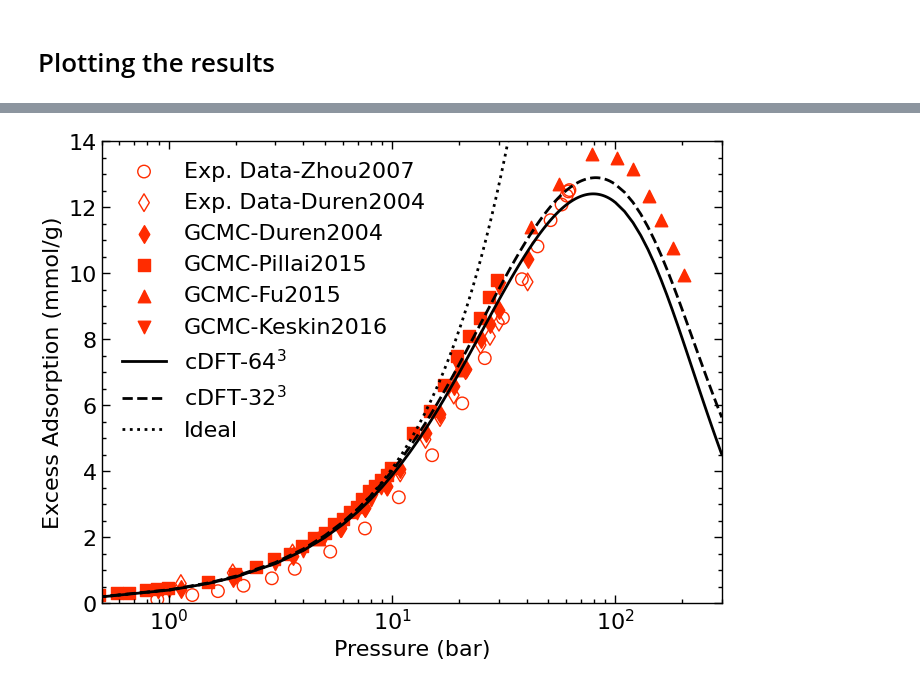
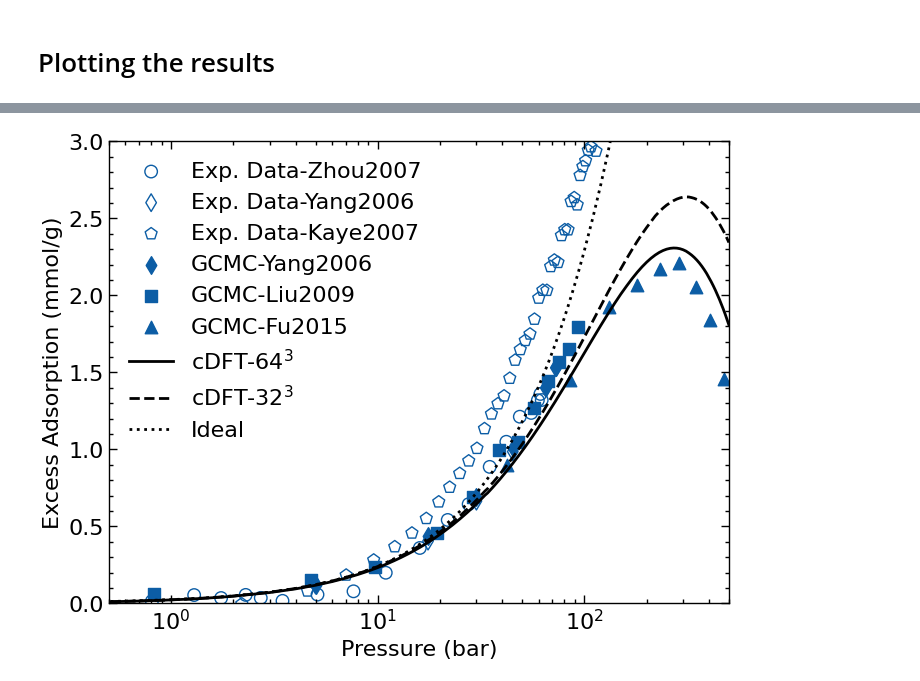
Before and after one commit to elvissoares/PyDFTlj, a Jupyter notebook: examples/Example5-Adsorption3D_H2_on_MOFs.ipynb, the cells around one changed output, grey strips where cells are left out. Cells and saved outputs as stored; diff of their text form; code cells hidden in the pictures.

```diff
--- a/examples/Example5-Adsorption3D_H2_on_MOFs.ipynb
+++ b/examples/Example5-Adsorption3D_H2_on_MOFs.ipynb
@@ -70,7 +76,7 @@ mff = 2.016
 # %% [markdown]
 # Create the DFT object
 # %%
-Ngrid = 32
+Ngrid = 128
 DFT = dft3d(gridsize=np.array([Ngrid,Ngrid,Ngrid]),ljmethod='MMFA')
 DFT.Set_Geometry(L)
 # %%
@@ -294,7 +331,9 @@ dft300K_data32 = pd.read_csv('dft-results-'+structure_name+'-'+fluid_molecule+'-
 # %% [markdown]
 # Plotting the results
 # %%
-exp_data = pd.read_excel('data/experimental/H2andCH4-MOFandZIF-isotherm-Zhou2007.xls',sheet_name='H2-MOF5')
+exp_data = pd.read_excel('data/experimental/H2andCH4-MOFandZIF-isotherm-Zhou2007.xls',sheet_name='H2-MOF5-Absolute')
+exp_data_exc = pd.read_excel('data/experimental/H2andCH4-MOFandZIF-isotherm-Zhou2007.xls',sheet_name='H2-MOF5-Excess')
+exp_data2p5 = pd.read_excel('data/experimental/H2-MOF-isotherm-Kaye2007.xls',sheet_name='IRMOF-1')
 # %%
 plt.rcParams["lines.markersize"] = 9
 
@@ -363,4 +407,18 @@ exp_data5 = pd.read_excel('data/experimental/CH4-MOF-isotherm-Keskin2016.xls',sh
 # %%
+ljeosWu= LJEOS(sigma=2.96,epsilon=36.7,model='MBWR')
+
+def rhofromBARpressure300KWu(pbar):
+    def func(x,p):
+        return ljeosWu.p(x,298)-p,ljeosWu.dpdrho(x,298), ljeosWu.d2pdrho2(x,298)
+    rho = np.empty_like(pbar)
+    sol = optimize.root_scalar(func, x0=1e-2, fprime=True,fprime2=True,args=(1e-30*pbar[0]/(1e-5*kB)), method='halley')
+    rho[0] = sol.root
+    for i in range(1,pbar.size):
+        sol = optimize.root_scalar(func, x0=rho[i-1], fprime=True,fprime2=True,args=(1e-30*pbar[i]/(1e-5*kB)), method='halley')
+        rho[i] = sol.root
+    return rho
+
+
 def rhofromBARpressure300K(pbar):
     def func(x,p):
         return ljeos.p(x,298)-p,ljeos.dpdrho(x,298), ljeos.d2pdrho2(x,298)
@@ -374,38 +432,42 @@ def rhofromBARpressure300K(pbar):
 # %%
 plt.rcParams["lines.markersize"] = 9
 
-plt.scatter(exp_data['Pexc(bar)-300K'],(1e3/mss)*(mss/mff)*exp_data['Nexc(%wt)-300K']*0.01/(1-exp_data['Nexc(%wt)-300K']*0.01),marker='o',edgecolors='C3',facecolors='none',label='Exp. Data-Zhou2007')
+plt.scatter(exp_data_exc['P(bar)-300K'],(1e3/mss)*(mss/mff)*exp_data_exc['Nexc(%wt)-300K']*0.01/(1-exp_data_exc['Nexc(%wt)-300K']*0.01),marker='o',edgecolors='C0',facecolors='none',label='Exp. Data-Zhou2007')
 
-plt.scatter(exp_data2['Pressure (atm)']/0.986923,exp_data2['Excess adsorption (cm^3 STP/cm^3)']*(1e3/mss)/(1e30*(kB*273.15/101325)/Vcell),marker='d',edgecolors='C3',facecolors='none',label='Exp. Data-Duren2004')
-plt.scatter(exp_data2['Pressure (atm)']/0.986923,exp_data2['Sim Excess adsorption (cm^3 STP/cm^3)']*(1e3/mss)/(1e30*(kB*273.15/101325)/Vcell),marker='d',edgecolors='C3',facecolors='C3',label='GCMC-Duren2004')
+plt.scatter(exp_data2['Pressure (MPa)']*10,exp_data2['Excess adsorption (mmol/g)'],marker='d',edgecolors='C0',facecolors='none',label='Exp. Data-Yang2006')
+
+plt.scatter(exp_data2p5['P (bar)'],(1e3/mss)*(mss/mff)*exp_data2p5['Excess H2 adsorbed (wt %)']*0.01/(1-exp_data2p5['Excess H2 adsorbed (wt %)']*0.01),marker='p',edgecolors='C0',facecolors='none',label='Exp. Data-Kaye2007')
+
+plt.scatter(exp_data2['Pressure (MPa)']*10,exp_data2['Sim Excess adsorption (mmol/g)'],marker='d',edgecolors='C0',facecolors='C0',label='GCMC-Yang2006')
+
+# #convert from absolute to excess
+rhobarray_data3 = rhofromBARpressure300K(exp_data3['Pressure (bar)'])
+Nabs_data3 = (mss/mff)*exp_data3['Absolute adsorption (%w.t.)']*0.01/(1-exp_data3['Absolute adsorption (%w.t.)']*0.01)
+Nexc_data3 = Nabs_data3 - rhobarray_data3*Vpore
+plt.scatter(exp_data3['Pressure (bar)'],1e3*Nexc_data3/mss,marker='s',edgecolors='C0',facecolors='C0',label='GCMC-Liu2009')
 
 #convert from absolute to excess
-rhobarray_data3 = rhofromBARpressure300K(exp_data3['Pressure (kPa)']/100)
-Nabs_data3 = exp_data3['Absolute adsorption (mmol/g)']/(1e3/mss)
-Nexc_data3 = Nabs_data3 - rhobarray_data3*Vpore
-plt.scatter(exp_data3['Pressure (kPa)']/100,1e3*Nexc_data3/mss,marker='s',edgecolors='C3',facecolors='C3',label='GCMC-Pillai2015')
+rhobarray_data4 = rhofromBARpressure300KWu(exp_data4['Pressure (bar)'])
+Nabs_data4 = exp_data4['Absolute adsorption (cm^3 STP/cm^3)']/(1e30*(kB*298.15/101325)/Vcell) # Fu and Wu uses 25ºC and 1 atm as STP?!!?!?
+Nexc_data4 = Nabs_data4 - rhobarray_data4*Vpore
+plt.scatter(exp_data4['Pressure (bar)'],1e3*Nexc_data4/mss,marker='^',edgecolors='C0',facecolors='C0',label='GCMC-Fu2015')
 
-#convert from absolute to excess
-rhobarray_data4 = rhofromBARpressure300K(exp_data4['Pressure (bar)'])
-Nabs_data4 = exp_data4['Absolute adsorption (cm^3 STP/cm^3)']/(1e30*(kB*273.15/101325)/Vcell)
-Nexc_data4 = Nabs_data4 - rhobarray_data4*Vpore
-plt.scatter(exp_data4['Pressure (bar)'],1e3*Nexc_data4/mss,marker='^',edgecolors='C3',facecolors='C3',label='GCMC-Fu2015')
-plt.scatter(exp_data5['Pressure (bar)'],exp_data5['Excess adsorption (mmol/g)'],marker='v',edgecolors='C3',facecolors='C3',label='GCMC-Keskin2016')
+# plt.scatter(exp_data5['Pressure (bar)'],exp_data5['Excess adsorption (mmol/g)'],marker='v',edgecolors='C0',facecolors='C0',label='GCMC-Keskin2016')
 
 plt.plot(dft300K_data['Pressure (bar)'],dft300K_data['Excess adsorption (mol/kg)'],'-',color='k',label='cDFT-64$^3$')
 
 plt.plot(dft300K_data32['Pressure (bar)'],dft300K_data32['Excess adsorption (mol/kg)'],'--',color='k',label='cDFT-32$^3$')
 
 plt.plot(dft300K_data['Pressure (bar)'],dft300K_data['Ideal adsorption (mol/kg)']-dft300K_data['Bulk adsorption (mol/kg)'],':',color='k',label='Ideal')
 
-# plt.plot(df['Pressure (bar)'],df['Excess adsorption (mol/kg)'],'-',color='red',label='New')
+# plt.plot(df['Pressure (bar)'],df['Excess adsorption (mol/kg)'],'-',color='r',label='cDFT-128$^3$')
 
 plt.legend(loc='upper left')
 plt.xlabel('Pressure (bar)')
 plt.ylabel('Excess Adsorption (mmol/g)')
-plt.xlim(0.5,300)
-plt.ylim(0,14)
+plt.xlim(0.5,500)
+plt.ylim(0,3)
 # plt.yscale('log')
 plt.xscale('log')
 # %% [output]
-[figure, old version]
+[figure, new version]
```
Also changed, not shown: parts of 30 cells of this notebook, 10 other files.
